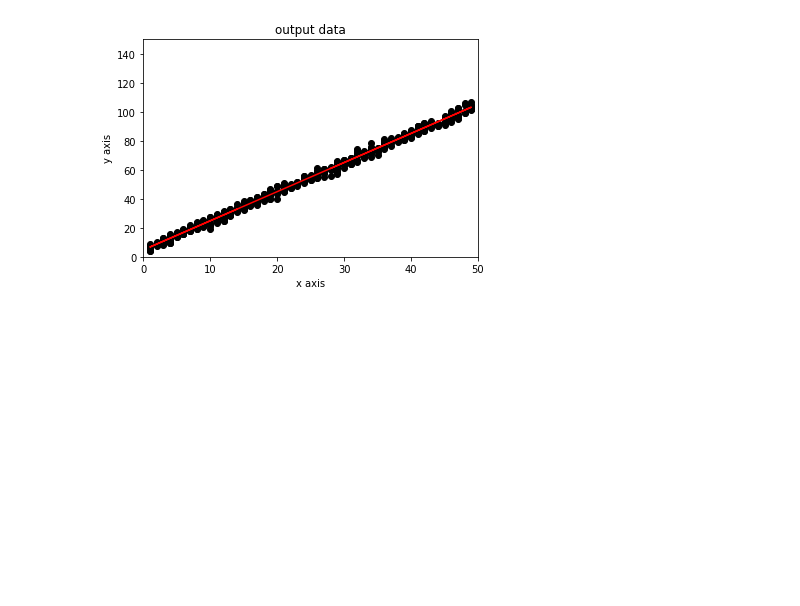
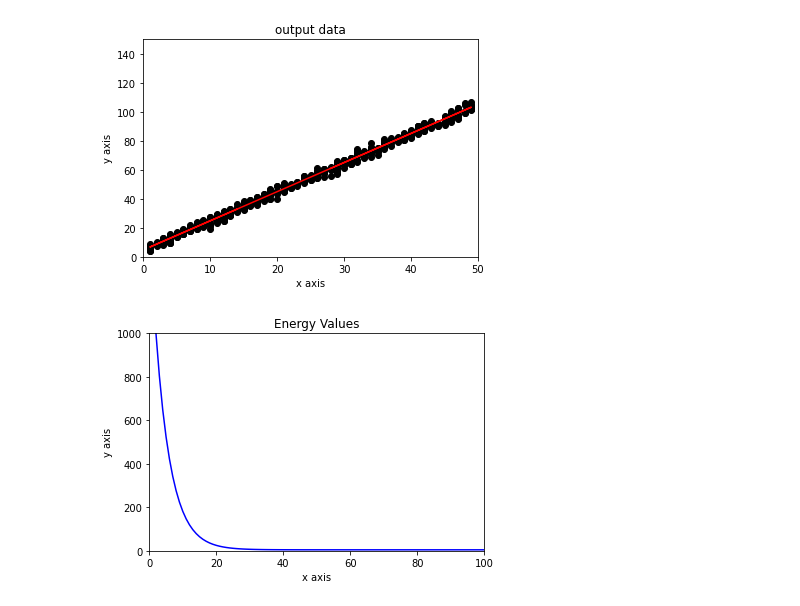
Before and after one commit to janghyukjin/MachineLearning, a Jupyter notebook: Assignment2.ipynb, the cells around one changed output. Cells and saved outputs as stored; diff of their text form; code cells hidden in the pictures; blank space fills up the shorter version.

Commit message:
Plotting the energy values from objective function

```diff
--- a/Assignment2.ipynb
+++ b/Assignment2.ipynb
@@ -81,3 +81,15 @@ plt.show()
 # %% [output]
 1.8772797297227872
 [figure]
+# %%
+#display energy values
+plt.plot(jx,j,'b-')
+
+plt.xlabel('x axis')
+plt.ylabel('y axis')
+plt.title('Energy Values')
+plt.xlim(0, 100)
+plt.ylim(0, 1000)
+plt.show()
+# %% [output]
+[figure, added]
```
